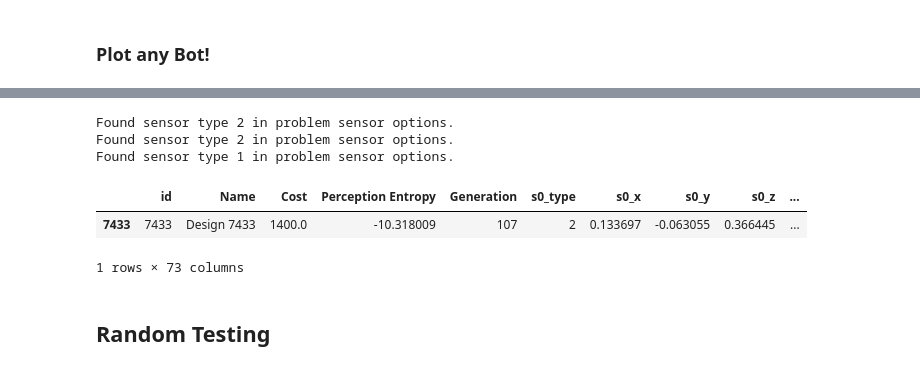
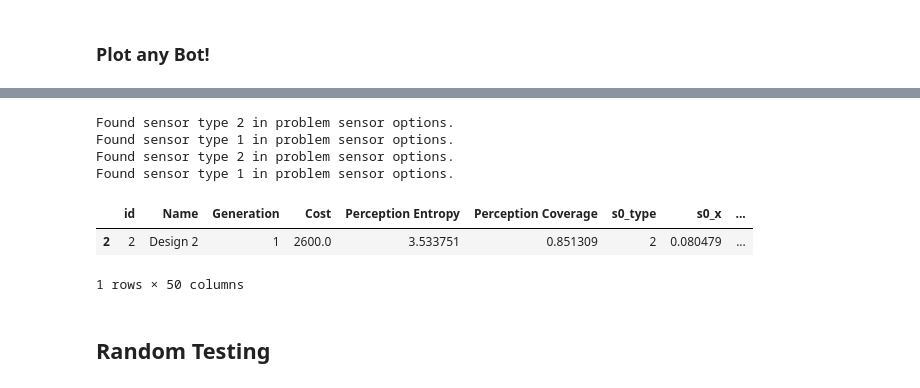
Before and after one commit to robosquiggles/go4robo, a Jupyter notebook: 3d_gen_introspect.ipynb, the cells around one changed output, grey strips where cells are left out. Cells and saved outputs as stored; diff of their text form; code cells hidden in the pictures.

```diff
--- a/3d_gen_introspect.ipynb
+++ b/3d_gen_introspect.ipynb
@@ -225,14 +209,15 @@ Found sensor type 2 in problem sensor options.
 # %%
-INDEX_TO_PLOT = 7433
-design_x_fig, design_x_df = plot_plot_design(INDEX_TO_PLOT, sensor_idx_rays=1, max_rays=100)
+INDEX_TO_PLOT = 2
+design_x_fig, design_x_df = plot_plot_design(INDEX_TO_PLOT, sensor_idx_rays=0, max_rays=100)
 design_x_df
 # %% [output]
-Found sensor type 2 in problem sensor options.
 Found sensor type 2 in problem sensor options.
 Found sensor type 1 in problem sensor options.
+Found sensor type 2 in problem sensor options.
+Found sensor type 1 in problem sensor options.
-|  | id | Name | Cost | Perception Entropy | Generation | s0_type | s0_x | s0_y | s0_z | ... |
-| 7433 | 7433 | Design 7433 | 1400.0 | -10.318009 | 107 | 2 | 0.133697 | -0.063055 | 0.366445 | ... |
+|  | id | Name | Generation | Cost | Perception Entropy | Perception Coverage | s0_type | s0_x | ... |
+| 2 | 2 | Design 2 | 1 | 2600.0 | 3.533751 | 0.851309 | 2 | 0.080479 | ... |
-1 rows × 73 columns
+1 rows × 50 columns
 # %% [markdown]
 ## Random Testing
 # %% [markdown]
```
Also changed, not shown: parts of 10 cells of this notebook, 7 other files.
